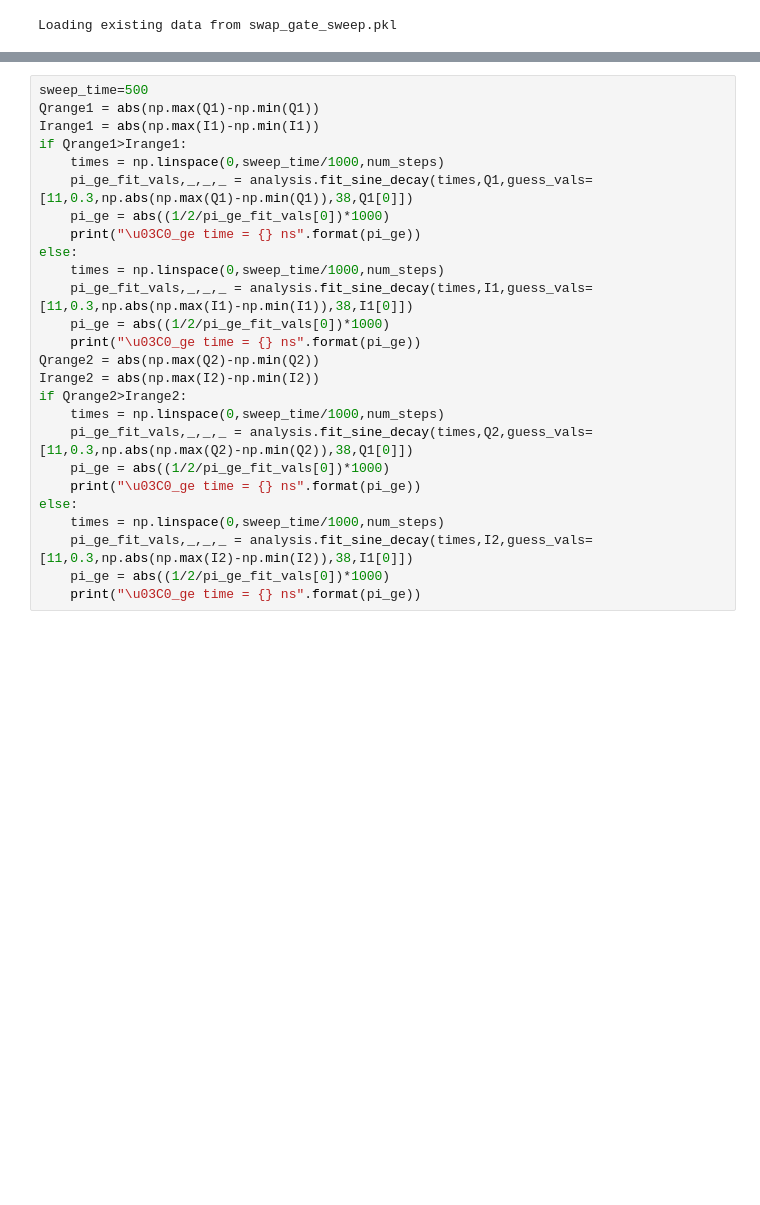
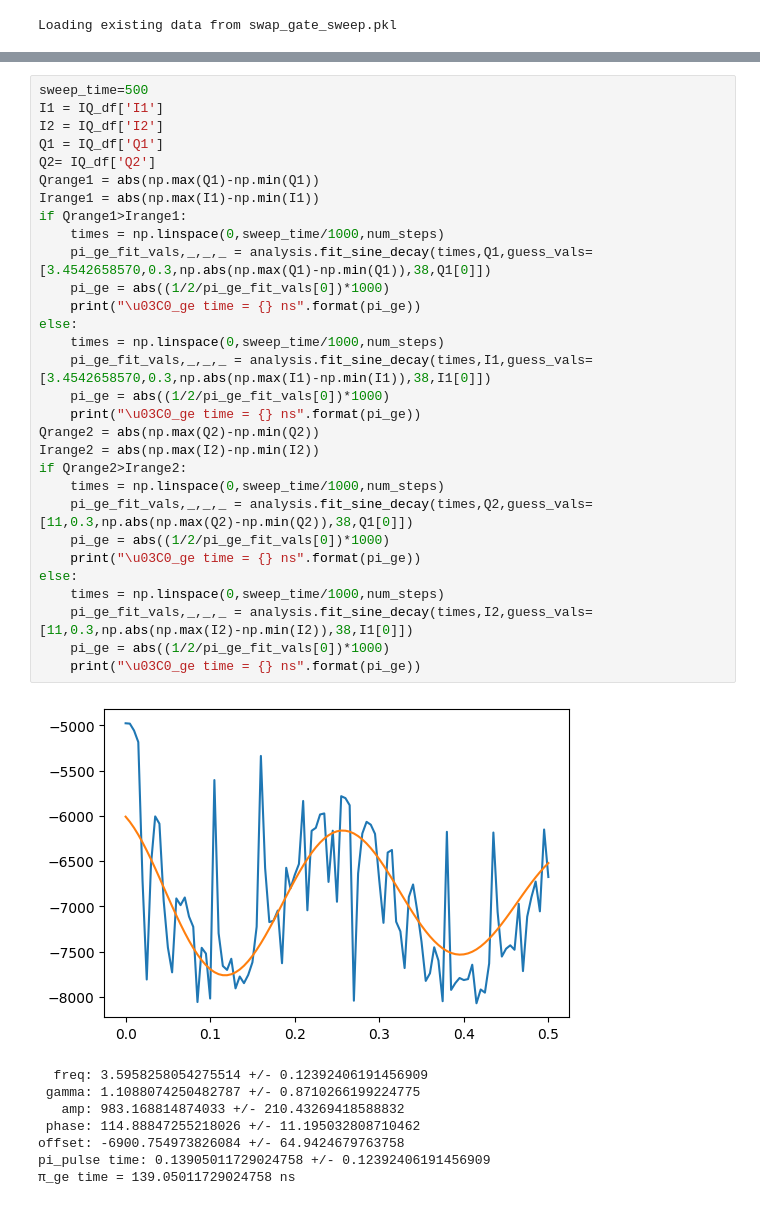
Before and after one commit to Katermurch/BlueFridgeNonLin, a Jupyter notebook: swap_gate_sweep.ipynb, the cells around one changed output, grey strips where cells are left out. Drawn from its saved outputs; the diff is of its cells as text; blank space fills up the shorter version.

```diff
--- a/swap_gate_sweep.ipynb
+++ b/swap_gate_sweep.ipynb
@@ -247,26 +325,39 @@ plt.show()
 # %%
 sweep_time=500
+I1 = IQ_df['I1']
+I2 = IQ_df['I2']
+Q1 = IQ_df['Q1']
+Q2= IQ_df['Q2']
 Qrange1 = abs(np.max(Q1)-np.min(Q1))
 Irange1 = abs(np.max(I1)-np.min(I1))
 if Qrange1>Irange1:
     times = np.linspace(0,sweep_time/1000,num_steps)
-    pi_ge_fit_vals,_,_,_ = analysis.fit_sine_decay(times,Q1,guess_vals=[11,0.3,np.abs(np.max(Q1)-np.min(Q1)),38,Q1[0]])
+    pi_ge_fit_vals,_,_,_ = analysis.fit_sine_decay(times,Q1,guess_vals=[3.4542658570,0.3,np.abs(np.max(Q1)-np.min(Q1)),38,Q1[0]])
     pi_ge = abs((1/2/pi_ge_fit_vals[0])*1000)
     print("\u03C0_ge time = {} ns".format(pi_ge))
 else:
     times = np.linspace(0,sweep_time/1000,num_steps)
-    pi_ge_fit_vals,_,_,_ = analysis.fit_sine_decay(times,I1,guess_vals=[11,0.3,np.abs(np.max(I1)-np.min(I1)),38,I1[0]])
+    pi_ge_fit_vals,_,_,_ = analysis.fit_sine_decay(times,I1,guess_vals=[3.4542658570,0.3,np.abs(np.max(I1)-np.min(I1)),38,I1[0]])
     pi_ge = abs((1/2/pi_ge_fit_vals[0])*1000)
     print("\u03C0_ge time = {} ns".format(pi_ge))
 Qrange2 = abs(np.max(Q2)-np.min(Q2))
 Irange2 = abs(np.max(I2)-np.min(I2))
 if Qrange2>Irange2:
     times = np.linspace(0,sweep_time/1000,num_steps)
     pi_ge_fit_vals,_,_,_ = analysis.fit_sine_decay(times,Q2,guess_vals=[11,0.3,np.abs(np.max(Q2)-np.min(Q2)),38,Q1[0]])
     pi_ge = abs((1/2/pi_ge_fit_vals[0])*1000)
     print("\u03C0_ge time = {} ns".format(pi_ge))
 else:
     times = np.linspace(0,sweep_time/1000,num_steps)
     pi_ge_fit_vals,_,_,_ = analysis.fit_sine_decay(times,I2,guess_vals=[11,0.3,np.abs(np.max(I2)-np.min(I2)),38,I1[0]])
     pi_ge = abs((1/2/pi_ge_fit_vals[0])*1000)
     print("\u03C0_ge time = {} ns".format(pi_ge))
+# %% [output]
+[figure, added]
+  freq: 3.5958258054275514 +/- 0.12392406191456909
+ gamma: 1.1088074250482787 +/- 0.8710266199224775
+   amp: 983.168814874033 +/- 210.43269418588832
+ phase: 114.88847255218026 +/- 11.195032808710462
+offset: -6900.754973826084 +/- 64.9424679763758
+pi_pulse time: 0.13905011729024758 +/- 0.12392406191456909
+π_ge time = 139.05011729024758 ns
```
Also changed, not shown: parts of 10 cells of this notebook, 1 other file.
